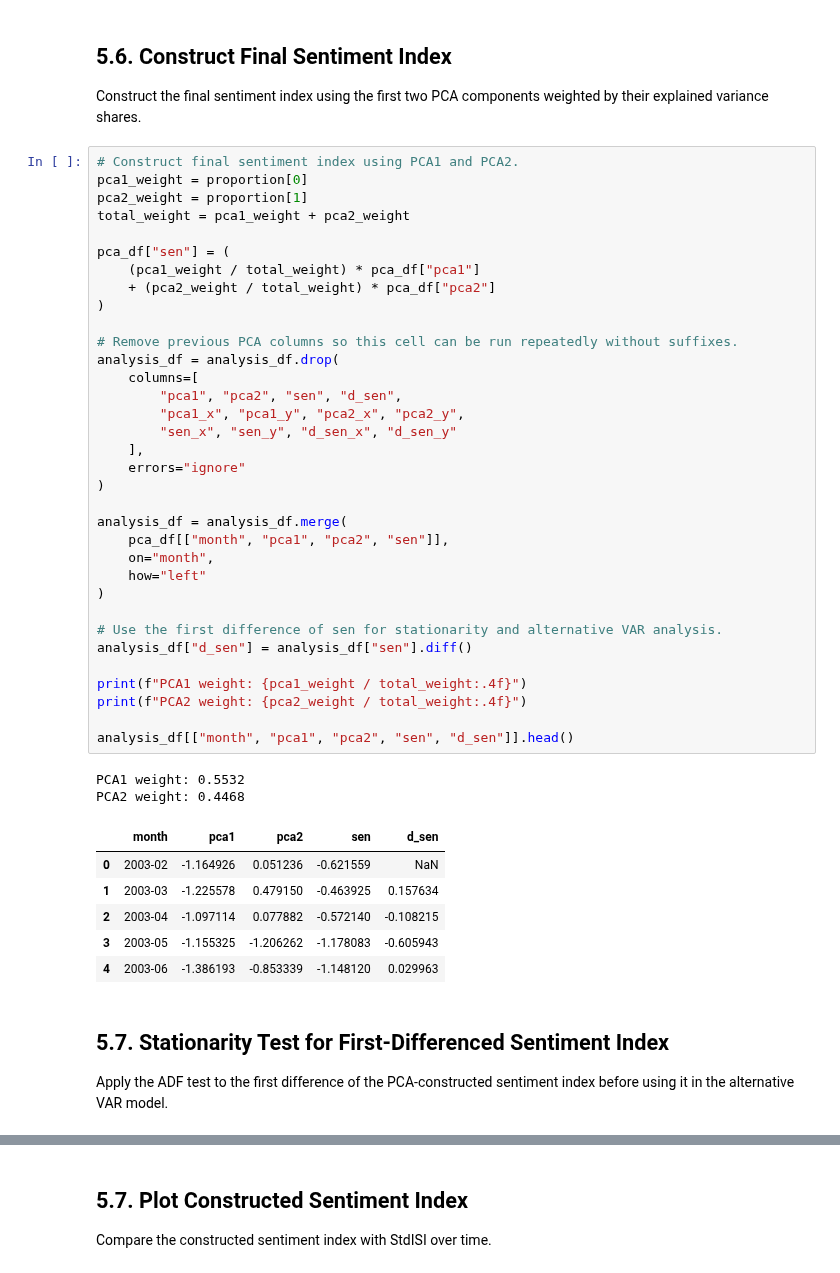
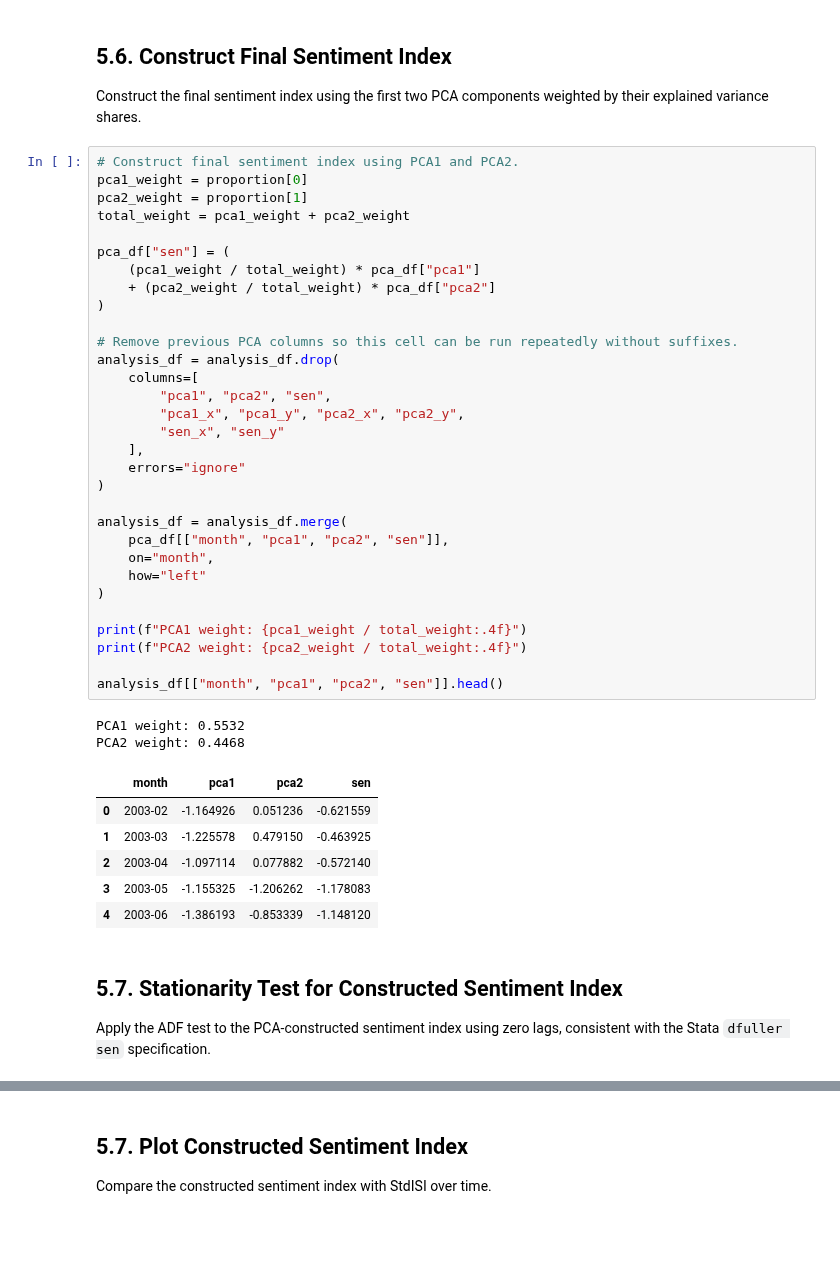
Before and after one commit to yang2094582004-ai/MSIN0114---Dissertation, a Jupyter notebook: Analysis.ipynb, the cells around one changed output, grey strips where cells are left out. Saved outputs shown, nothing was run; the diff lists cells and outputs as text; blank space fills up the shorter version.

```diff
--- a/Analysis.ipynb
+++ b/Analysis.ipynb
@@ -1226,47 +1231,44 @@ Construct the final sentiment index using the first two PCA components weighted
 # Construct final sentiment index using PCA1 and PCA2.
 pca1_weight = proportion[0]
 pca2_weight = proportion[1]
 total_weight = pca1_weight + pca2_weight
 
 pca_df["sen"] = (
     (pca1_weight / total_weight) * pca_df["pca1"]
     + (pca2_weight / total_weight) * pca_df["pca2"]
 )
 
 # Remove previous PCA columns so this cell can be run repeatedly without suffixes.
 analysis_df = analysis_df.drop(
     columns=[
-        "pca1", "pca2", "sen", "d_sen",
+        "pca1", "pca2", "sen",
         "pca1_x", "pca1_y", "pca2_x", "pca2_y",
-        "sen_x", "sen_y", "d_sen_x", "d_sen_y"
+        "sen_x", "sen_y"
     ],
     errors="ignore"
 )
 
 analysis_df = analysis_df.merge(
     pca_df[["month", "pca1", "pca2", "sen"]],
     on="month",
     how="left"
 )
 
-# Use the first difference of sen for stationarity and alternative VAR analysis.
-analysis_df["d_sen"] = analysis_df["sen"].diff()
-
 print(f"PCA1 weight: {pca1_weight / total_weight:.4f}")
 print(f"PCA2 weight: {pca2_weight / total_weight:.4f}")
 
-analysis_df[["month", "pca1", "pca2", "sen", "d_sen"]].head()
+analysis_df[["month", "pca1", "pca2", "sen"]].head()
 # %% [output]
 PCA1 weight: 0.5532
 PCA2 weight: 0.4468
-|  | month | pca1 | pca2 | sen | d_sen |
-| 0 | 2003-02 | -1.164926 | 0.051236 | -0.621559 | NaN |
-| 1 | 2003-03 | -1.225578 | 0.479150 | -0.463925 | 0.157634 |
-| 2 | 2003-04 | -1.097114 | 0.077882 | -0.572140 | -0.108215 |
-| 3 | 2003-05 | -1.155325 | -1.206262 | -1.178083 | -0.605943 |
-| 4 | 2003-06 | -1.386193 | -0.853339 | -1.148120 | 0.029963 |
+|  | month | pca1 | pca2 | sen |
+| 0 | 2003-02 | -1.164926 | 0.051236 | -0.621559 |
+| 1 | 2003-03 | -1.225578 | 0.479150 | -0.463925 |
+| 2 | 2003-04 | -1.097114 | 0.077882 | -0.572140 |
+| 3 | 2003-05 | -1.155325 | -1.206262 | -1.178083 |
+| 4 | 2003-06 | -1.386193 | -0.853339 | -1.148120 |
 # %% [markdown]
-## 5.7. Stationarity Test for First-Differenced Sentiment Index
+## 5.7. Stationarity Test for Constructed Sentiment Index
 
-Apply the ADF test to the first difference of the PCA-constructed sentiment index before using it in the alternative VAR model.
+Apply the ADF test to the PCA-constructed sentiment index using zero lags, consistent with the Stata `dfuller sen` specification.
 # %%
```
Also changed, not shown: parts of 18 cells of this notebook, 3 other files.
